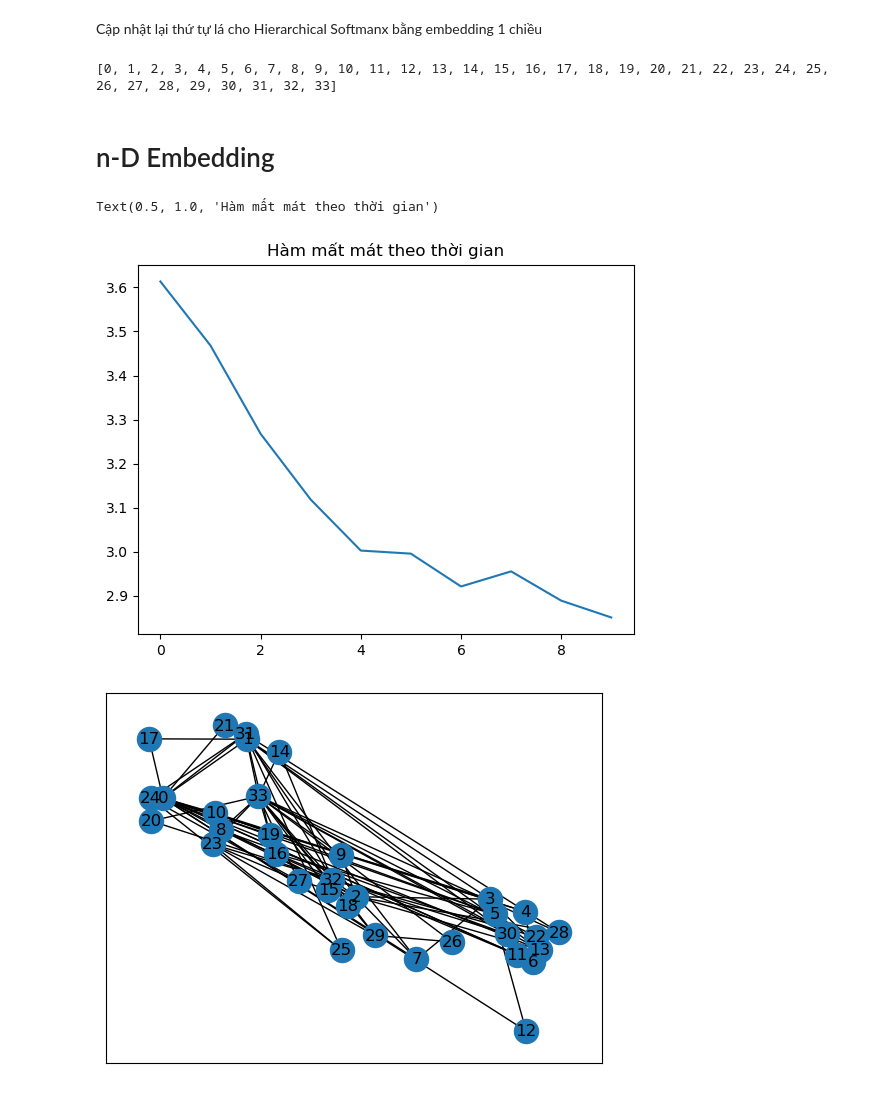
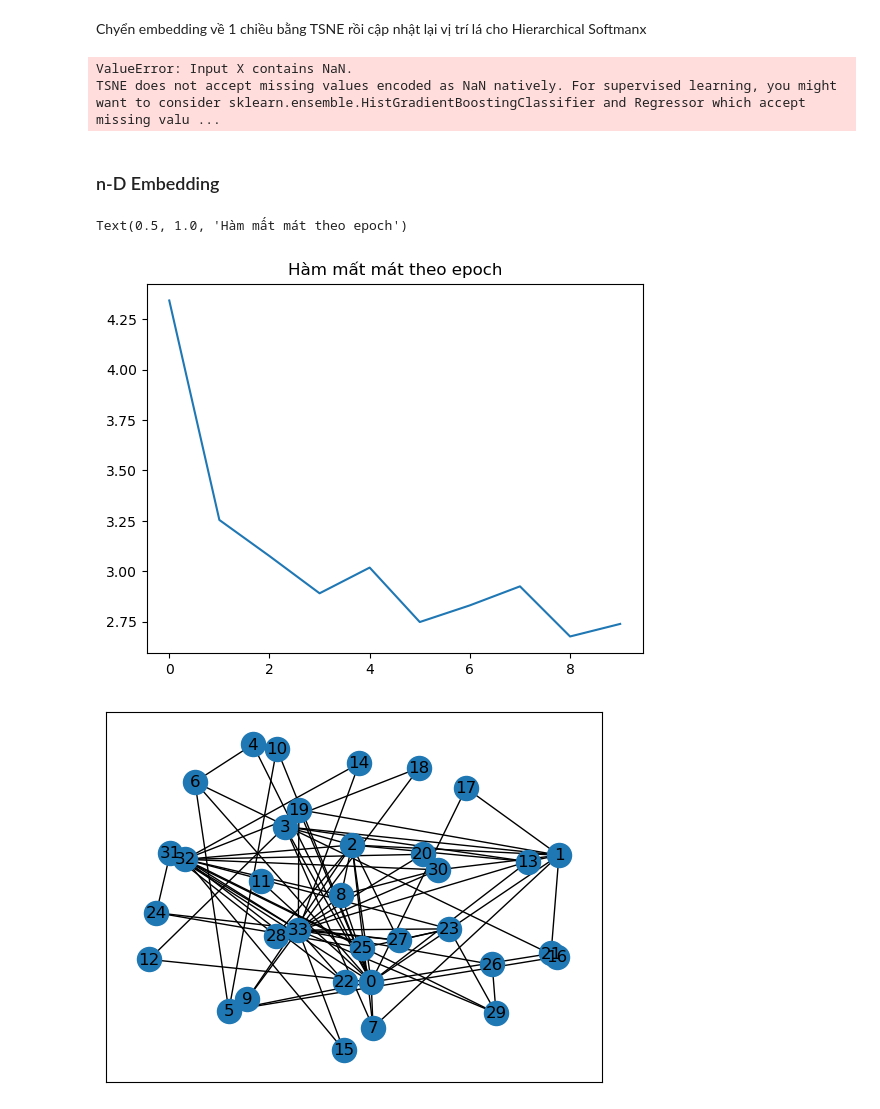
Before and after one commit to hienvm/DeepwalkDemo, a Jupyter notebook: deepwalk.ipynb, the cells around one changed output. Cells and saved outputs as stored; diff of their text form; code cells hidden in the pictures.

Commit message:
update parallelization + TSNE

```diff
--- a/deepwalk.ipynb
+++ b/deepwalk.ipynb
@@ -62,47 +83,56 @@ Text(0.5, 1.0, 'Hàm mất mát theo thời gian')
-# %% [markdown]
-Cập nhật lại thứ tự lá cho Hierarchical Softmanx bằng embedding 1 chiều
-# %%
-pre_emb = model.embedding_layer(tensor(vertices)).flatten().tolist()
-leaf_pos.sort(
-    key=lambda x: pre_emb[x],
-)
-print(pre_emb)
-print(leaf_pos)
-# %% [output]
-[0, 1, 2, 3, 4, 5, 6, 7, 8, 9, 10, 11, 12, 13, 14, 15, 16, 17, 18, 19, 20, 21, 22, 23, 24, 25, 26, 27, 28, 29, 30, 31, 32, 33]
+# %% [markdown]
+Chyển embedding về 1 chiều bằng TSNE rồi cập nhật lại vị trí lá cho Hierarchical Softmanx
+# %%
+# chuyển embedding về 1 chiều
+emb: Tensor = model.embedding_layer(tensor(list(g))).detach().cpu().numpy()
+emb = TSNE(n_components=1, perplexity=PERPLEXITY).fit_transform(emb).flatten()
+
+# sắp xếp thứ tự các đỉnh
+vertices.sort(key=lambda v: emb[v])
+
+# cập nhật thứ tự lá cho các đỉnh
+for pos, v in enumerate(vertices):
+    leaf_pos[v] = pos
+
+print(emb)
+print(vertices)
+print(leaf_pos)
+# %% [output]
+ValueError: Input X contains NaN.
+TSNE does not accept missing values encoded as NaN natively. For supervised learning, you might want to consider sklearn.ensemble.HistGradientBoostingClassifier and Regressor which accept missing valu ...
 # %% [markdown]
-# n-D Embedding
+### n-D Embedding
 # %%
-model = DeepwalkModel(V=V, emb_sz=EMBEDDING_SIZE, leaf_pos=leaf_pos)
-# optimizer = torch.optim.Adam(model.parameters())
-optimizer = torch.optim.SGD(model.parameters(), lr=INIT_LEARNING_RATE)
-lr_scheduler = torch.optim.lr_scheduler.LinearLR(
-    optimizer, start_factor=1.0, end_factor=MIN_LR_RATE, total_iters=WALKS_PER_VERTEX
-)
+model = DeepwalkModel(V=V, emb_sz=EMBEDDING_SIZE, leaf_pos=leaf_pos).to(device)
 loss_records = []
 
+if WORKER_THREADS > 1:
+    model.share_memory()
 train_deepwalk(
     model=model,
-    optimizer=optimizer,
+    start_lr=START_LEARNING_RATE,
+    end_lr=END_LEARNING_RATE,
     vertices=vertices,
     adj_lists=adj_lists,
     loss_records=loss_records,
-    scheduler=lr_scheduler,
     walk_len=WALK_LENGTH,
     walks_per_vertex=WALKS_PER_VERTEX,
     window_sz=WINDOW_SIZE,
+    worker_threads=WORKER_THREADS,
+    chunk_sz=CHUNK_SIZE,
 )
 # %%
 plt.tick_params("y")
 plt.plot(loss_records)
-plt.title("Hàm mất mát theo thời gian")
+plt.title("Hàm mất mát theo epoch")
 # %% [output]
-Text(0.5, 1.0, 'Hàm mất mát theo thời gian')
+Text(0.5, 1.0, 'Hàm mất mát theo epoch')
-[figure, old version]
+[figure, new version]
 # %%
-pos = {
-    v: v_emb.tolist() for v, v_emb in enumerate(model.embedding_layer(tensor(vertices)))
-}
+emb = model.embedding_layer(tensor(list(g))).detach().cpu().numpy()
+emb = TSNE(n_components=2, perplexity=PERPLEXITY).fit_transform(emb)
+pos = {v: v_emb for v, v_emb in enumerate(emb)}
+
 nx.draw_networkx(g, pos)
 # %% [output]
-[figure, old version]
+[figure, new version]
```
Also changed, not shown: parts of 11 cells of this notebook, 3 other files.
